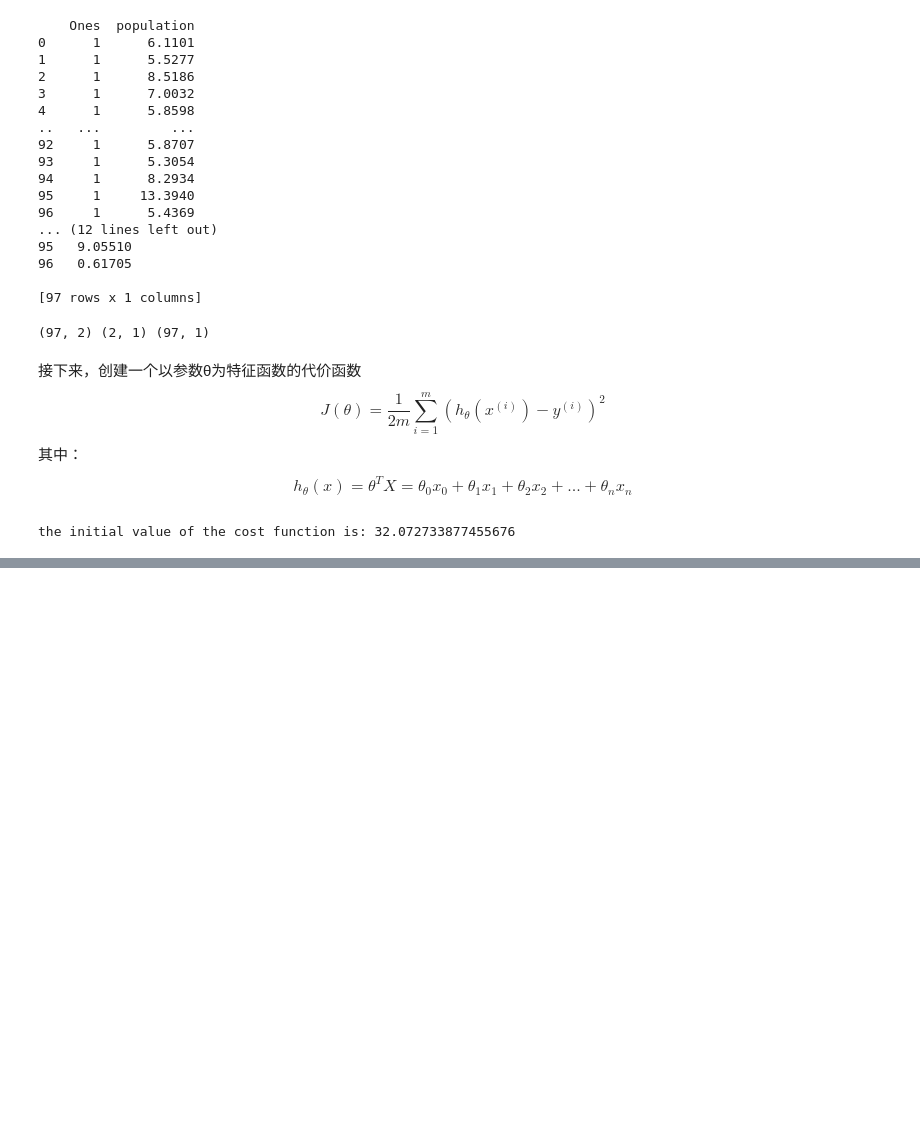
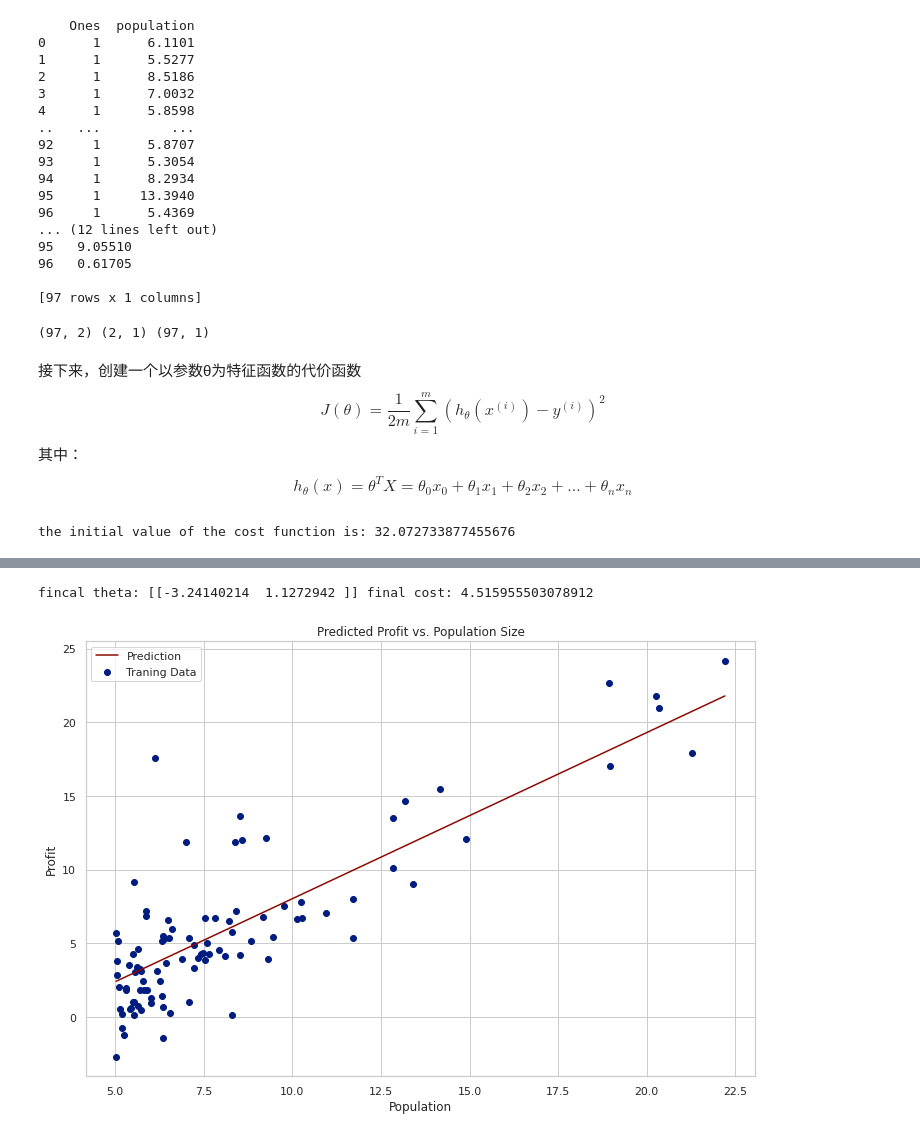
Before and after one commit to KwanWaiPang/draw_figure, a Jupyter notebook: 1. Linear Regreesion/code.ipynb, the cells around one changed output, grey strips where cells are left out. Cells and saved outputs as stored; diff of their text form; code cells hidden in the pictures; blank space fills up the shorter version.

```diff
--- a/1. Linear Regreesion/code.ipynb
+++ b/1. Linear Regreesion/code.ipynb
@@ -132,0 +141,41 @@ the initial value of the cost function is: 32.072733877455676
+# %%
+#定义梯度下降函数
+def gradientDescent(X, y, theta, lr=0.01, iters=1000):#学习率默认0.01，迭代次数默认1000
+    temp = np.matrix(np.zeros(theta.shape))#初始化一个临时矩阵用于存放更新后的theta
+    parameters = int(theta.ravel().shape[1])#参数theta的个数：ravel()将theta转为一维数组，shape[1]取列数
+    cost = np.zeros(iters)#用于存放每次迭代后的cost
+
+    # 遍历iters代
+    for i in range(iters):
+        error = (X * theta.T) - y #当前的误差=预测值-实际值
+        #对于【1，x】*[b
+        #             w] =wx+b
+
+        # 遍历每个参数都分别进行更新
+        for j in range(parameters):
+            term = np.multiply(error, X[:,j])
+            temp[0,j] = theta[0,j] - (lr * (np.sum(term)/ len(X)))
+
+        theta = temp#更新后的权重
+        cost[i] = computeCost(X, y, theta)#更新后的cost
+
+    return theta, cost
+w,all_cost=gradientDescent(X, y, theta) #all_cost是每次迭代后的cost
+print("fincal theta:", w, "final cost:", computeCost(X, y, w))
+# %% [output]
+fincal theta: [[-3.24140214  1.1272942 ]] final cost: 4.515955503078912
+# %%
+#绘制拟合曲线
+x = np.linspace(data.population.min(), data.population.max(), 100)#在最大值和最小值之间生成100个点
+f = w[0, 0] + (w[0, 1] * x)#拟合的函数
+
+fig, ax = plt.subplots(figsize=(12,8))
+ax.plot(x, f, 'r', label='Prediction')
+ax.scatter(data.population, data.profit, label='Traning Data')
+ax.legend(loc=2)
+ax.set_xlabel('Population')
+ax.set_ylabel('Profit')
+ax.set_title('Predicted Profit vs. Population Size')
+plt.show()
+# %% [output]
+[figure, added]
```
Also changed, not shown: parts of 7 cells of this notebook, 1 other file.
